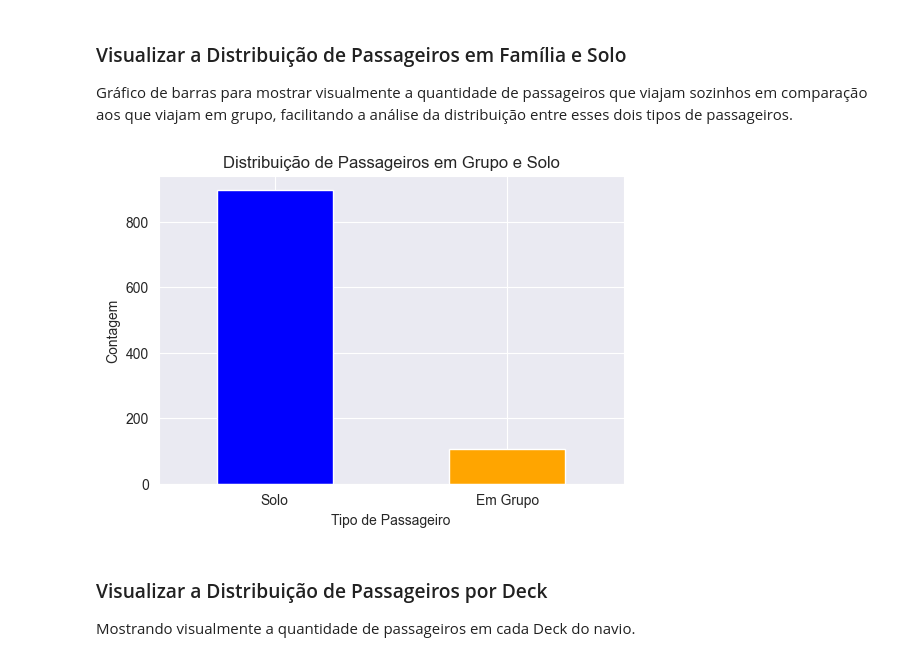
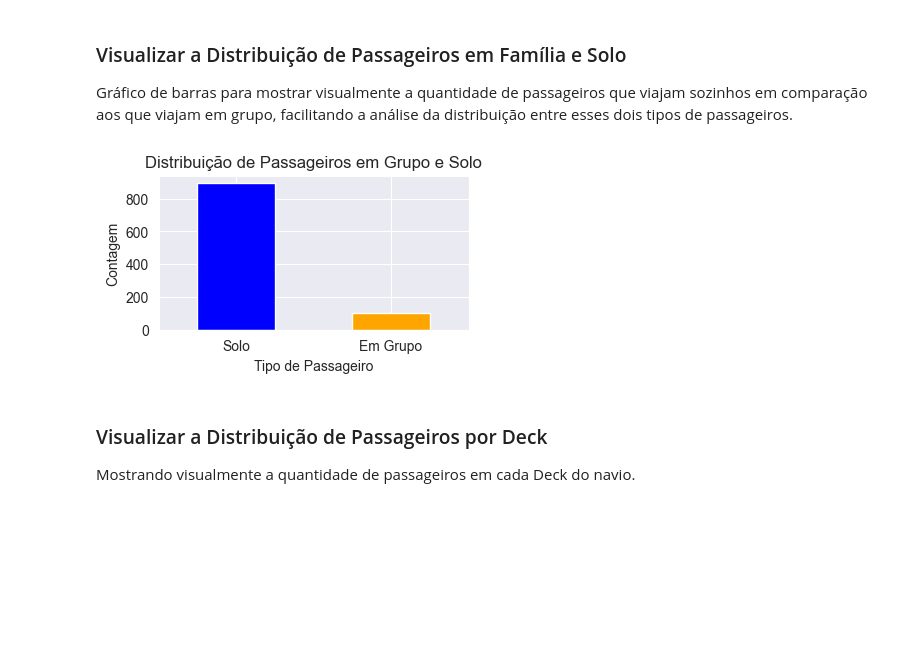
Before and after one commit to laiszig/machine_learning_sandbox, a Jupyter notebook: machine-learning/pucrs/ML-Project_2/org/naufragio-subterraneo-projeto2.ipynb, the cells around one changed output. Drawn from its saved outputs; the diff is of its cells as text; code cells hidden in the pictures; blank space fills up the shorter version.

```diff
--- a/machine-learning/pucrs/ML-Project_2/org/naufragio-subterraneo-projeto2.ipynb
+++ b/machine-learning/pucrs/ML-Project_2/org/naufragio-subterraneo-projeto2.ipynb
@@ -137,15 +129,15 @@ Name: count, dtype: int64
 ### Visualizar a Distribuição de Passageiros em Família e Solo
 Gráfico de barras para mostrar visualmente a quantidade de passageiros que viajam sozinhos em comparação aos que viajam em grupo, facilitando a análise da distribuição entre esses dois tipos de passageiros.
 # %%
-plt.figure(figsize=(6, 4))
+plt.figure(figsize=(4, 2))
 df['EmGrupo'].value_counts().plot(kind='bar', color=['blue', 'orange'])
 plt.xticks(ticks=[0, 1], labels=['Solo', 'Em Grupo'], rotation=0)
 plt.title('Distribuição de Passageiros em Grupo e Solo')
 plt.xlabel('Tipo de Passageiro')
 plt.ylabel('Contagem')
 plt.show()
 # %% [output]
-[figure, old version]
+[figure, new version]
 # %% [markdown]
 ### Visualizar a Distribuição de Passageiros por Deck
 Mostrando visualmente a quantidade de passageiros em cada Deck do navio.
```
Also changed, not shown: parts of 31 cells of this notebook, 15 other files.
